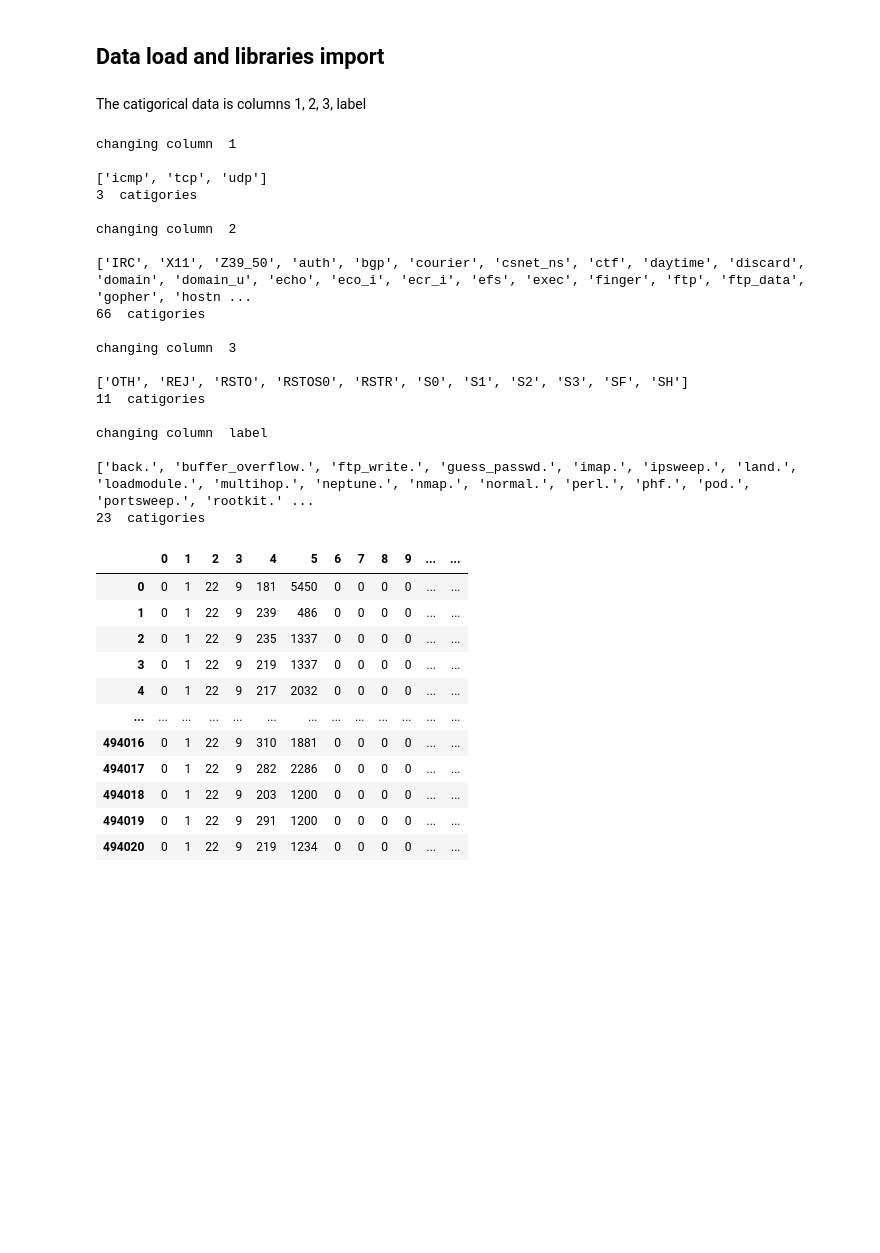
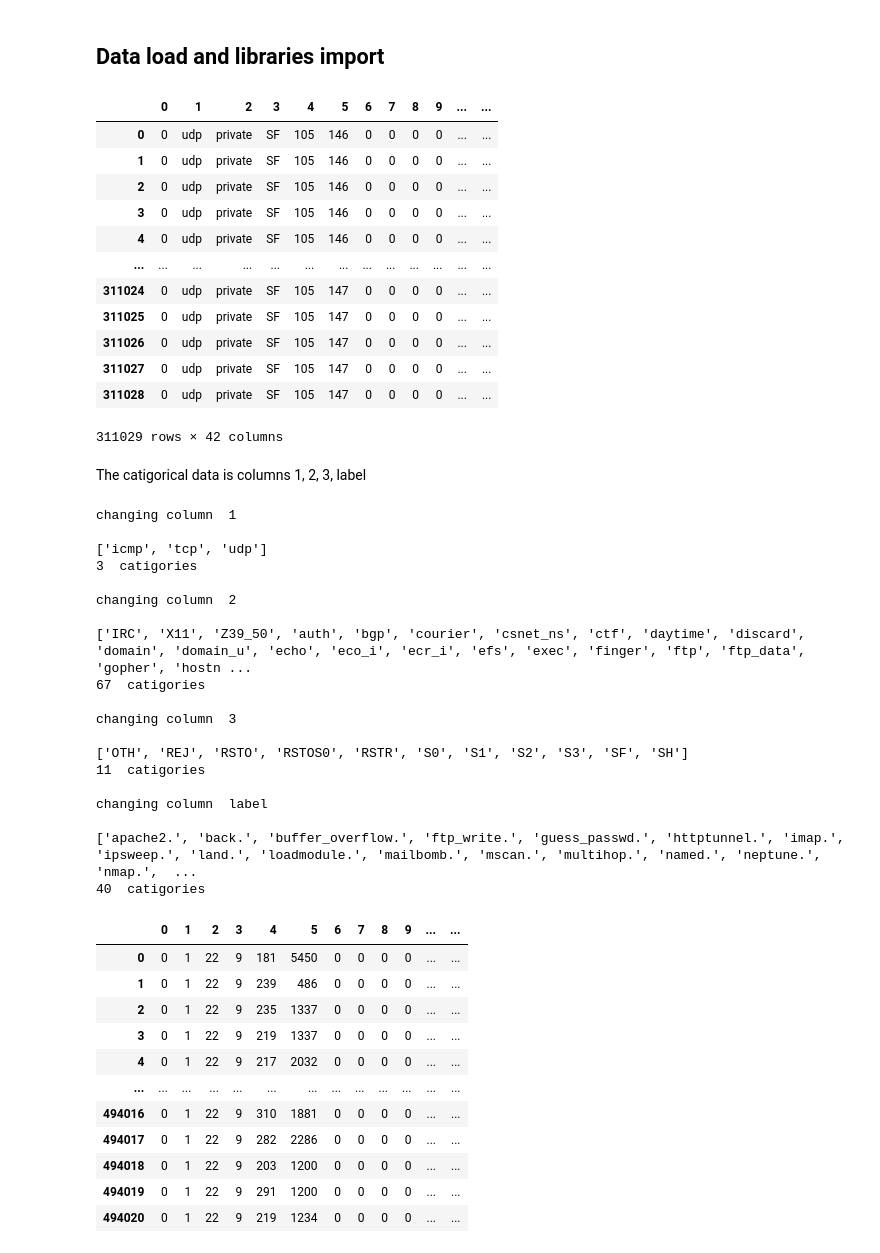
Before and after one commit to abdelrahman-gad-alex/Network_Anomaly_Detection, a Jupyter notebook: PR_Asssignment_2.ipynb, the cells around one changed output. Drawn from its saved outputs; the diff is of its cells as text; code cells hidden in the pictures; blank space fills up the shorter version.

Commit message:
add test data

```diff
--- a/PR_Asssignment_2.ipynb
+++ b/PR_Asssignment_2.ipynb
@@ -24,6 +24,23 @@ def readFile(fileName) :
     return data
 # %%
 training_data = readFile("kddcup.data_10_percent_corrected")
+test_data = readFile("corrected.txt")
+# %%
+test_data
+# %% [output]
+|  | 0 | 1 | 2 | 3 | 4 | 5 | 6 | 7 | 8 | 9 | ... | ... |
+| 0 | 0 | udp | private | SF | 105 | 146 | 0 | 0 | 0 | 0 | ... | ... |
+| 1 | 0 | udp | private | SF | 105 | 146 | 0 | 0 | 0 | 0 | ... | ... |
+| 2 | 0 | udp | private | SF | 105 | 146 | 0 | 0 | 0 | 0 | ... | ... |
+| 3 | 0 | udp | private | SF | 105 | 146 | 0 | 0 | 0 | 0 | ... | ... |
+| 4 | 0 | udp | private | SF | 105 | 146 | 0 | 0 | 0 | 0 | ... | ... |
+| ... | ... | ... | ... | ... | ... | ... | ... | ... | ... | ... | ... | ... |
+| 311024 | 0 | udp | private | SF | 105 | 147 | 0 | 0 | 0 | 0 | ... | ... |
+| 311025 | 0 | udp | private | SF | 105 | 147 | 0 | 0 | 0 | 0 | ... | ... |
+| 311026 | 0 | udp | private | SF | 105 | 147 | 0 | 0 | 0 | 0 | ... | ... |
+| 311027 | 0 | udp | private | SF | 105 | 147 | 0 | 0 | 0 | 0 | ... | ... |
+| 311028 | 0 | udp | private | SF | 105 | 147 | 0 | 0 | 0 | 0 | ... | ... |
+311029 rows × 42 columns
 # %% [markdown]
 The catigorical data is columns 1, 2, 3, label
 # %%
@@ -32,7 +49,7 @@ les = []
 for c in columns:
     print("changing column ", c)
     le = preprocessing.LabelEncoder()
-    le.fit(training_data[c])
+    le.fit(np.concatenate((training_data[c],test_data[c])))
     print(); print(list(le.classes_))
     print(len(le.classes_), " catigories")
     les.append(le)
@@ -47,7 +64,7 @@ changing column  1
 changing column  2
 
 ['IRC', 'X11', 'Z39_50', 'auth', 'bgp', 'courier', 'csnet_ns', 'ctf', 'daytime', 'discard', 'domain', 'domain_u', 'echo', 'eco_i', 'ecr_i', 'efs', 'exec', 'finger', 'ftp', 'ftp_data', 'gopher', 'hostn ...
-66  catigories
+67  catigories
 
 changing column  3
 
@@ -56,8 +73,8 @@ changing column  3
 
 changing column  label
 
-['back.', 'buffer_overflow.', 'ftp_write.', 'guess_passwd.', 'imap.', 'ipsweep.', 'land.', 'loadmodule.', 'multihop.', 'neptune.', 'nmap.', 'normal.', 'perl.', 'phf.', 'pod.', 'portsweep.', 'rootkit.' ...
-23  catigories
+['apache2.', 'back.', 'buffer_overflow.', 'ftp_write.', 'guess_passwd.', 'httptunnel.', 'imap.', 'ipsweep.', 'land.', 'loadmodule.', 'mailbomb.', 'mscan.', 'multihop.', 'named.', 'neptune.', 'nmap.',  ...
+40  catigories
 # %%
 training_data
 # %% [output]
```
Also changed, not shown: parts of 12 cells of this notebook.
